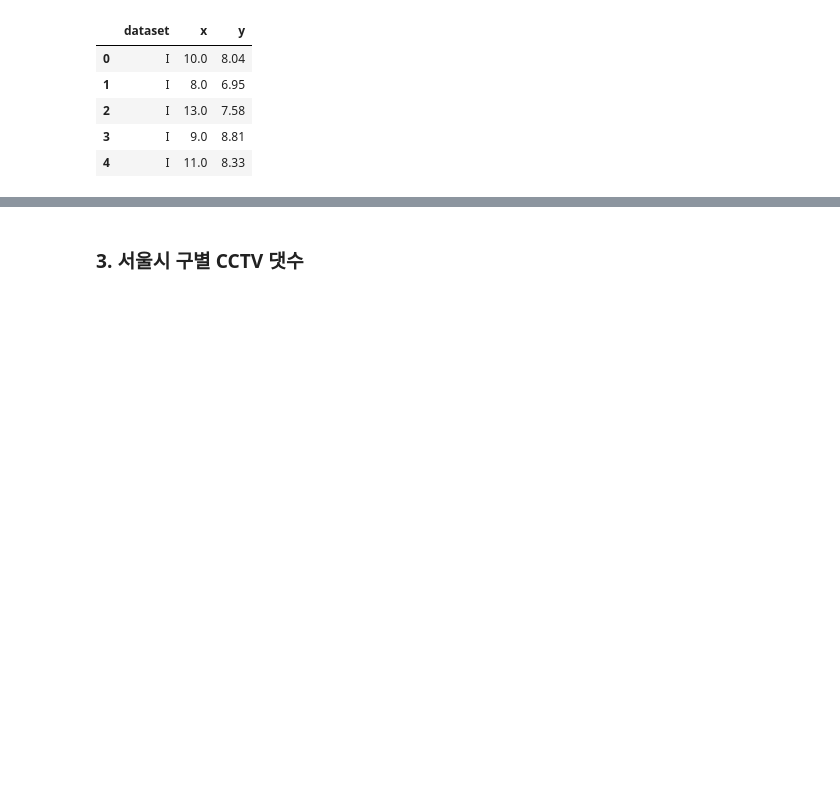
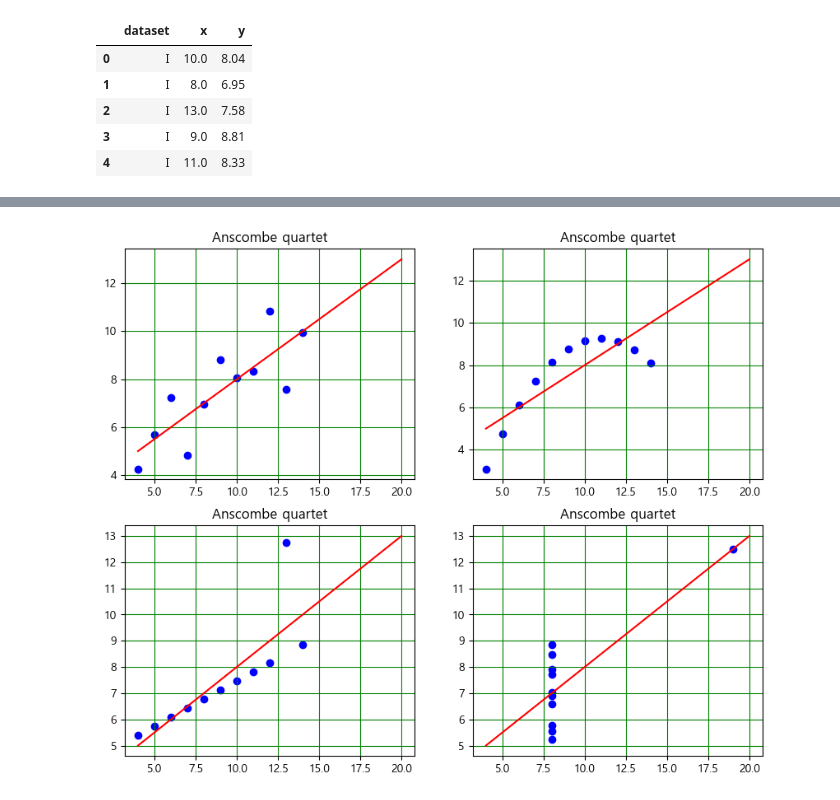
Before and after one commit to rawmouse96/DataAnalysis, a Jupyter notebook: 03.Matplotlib/과제/0418.ipynb, the cells around one changed output, grey strips where cells are left out. Drawn from its saved outputs; the diff is of its cells as text; code cells hidden in the pictures; blank space fills up the shorter version.

```diff
--- a/03.Matplotlib/과제/0418.ipynb
+++ b/03.Matplotlib/과제/0418.ipynb
@@ -109,2 +94,12 @@ plt.show()
-# %% [markdown]
-### 3. 서울시 구별 CCTV 댓수
+# %%
+# 반복문
+plt.figure(figsize=(10,8))
+for index, i in enumerate(ans.dataset.unique()):
+    ds = ans[ans.dataset == i]
+    plt.subplot(2, 2, index+1)
+    plt.scatter(ds.x, ds.y, color='blue')
+    plt.plot(x1, y, 'r')
+    plt.title('Anscombe quartet'), plt.grid(color='green')
+plt.show()
+# %% [output]
+[figure, added]
```
Also changed, not shown: parts of 7 cells of this notebook, 5 other files.
